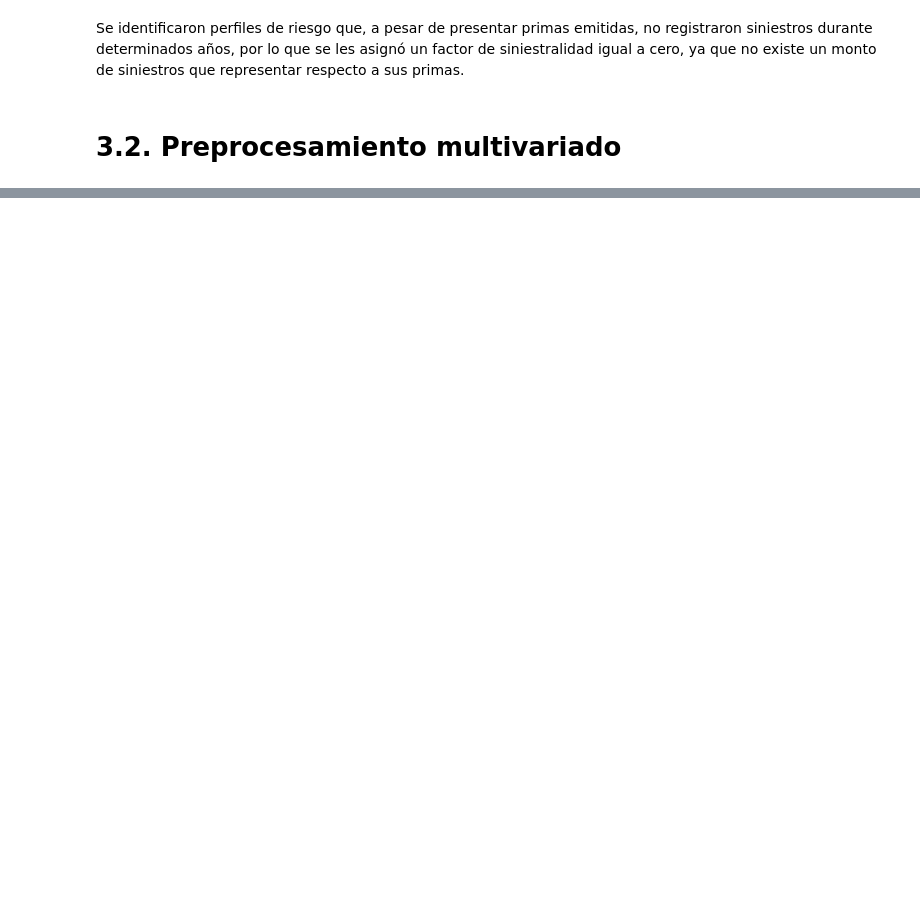
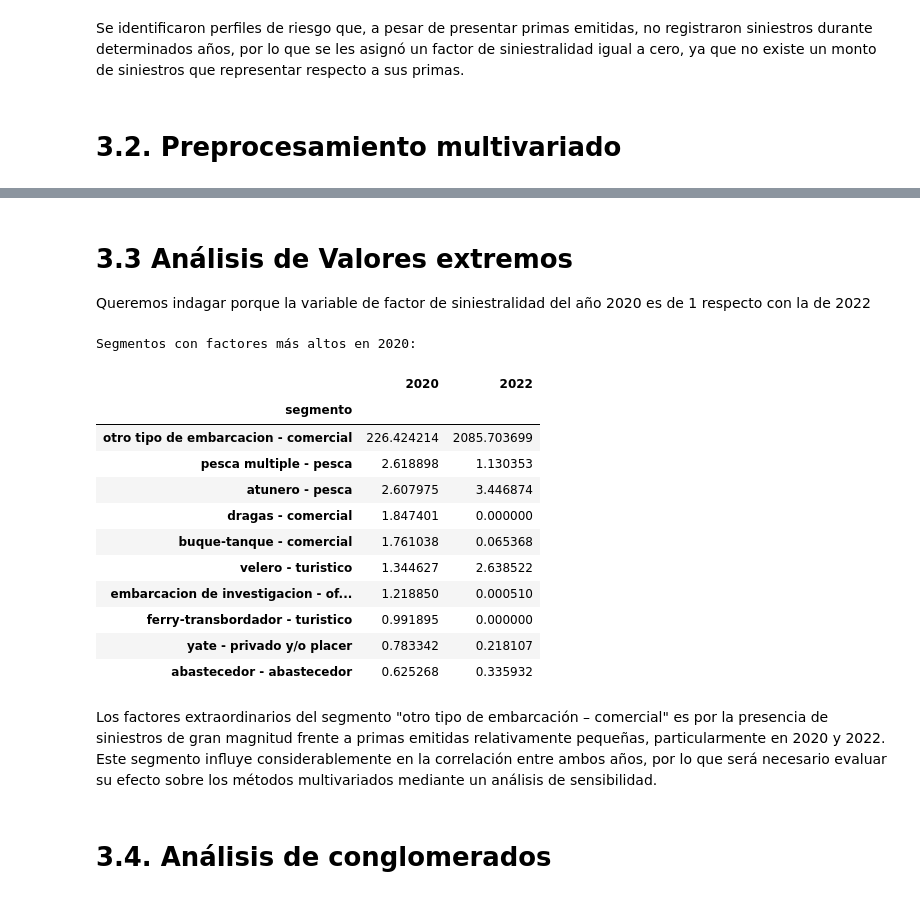
Before and after one commit to estebanto7/Repositorio_Reservas_Maritimas_Plantilla, a Jupyter notebook: notebooks/03_siniestralidad_conglomerados.ipynb, the cells around one changed output, grey strips where cells are left out. Cells and saved outputs as stored; diff of their text form; code cells hidden in the pictures; blank space fills up the shorter version.

Commit message:
trabajo sobre en notebook de conglomerados y respuesta a las preguntas en la metodologia

```diff
--- a/notebooks/03_siniestralidad_conglomerados.ipynb
+++ b/notebooks/03_siniestralidad_conglomerados.ipynb
@@ -354,0 +367,39 @@ Se identificaron perfiles de riesgo que, a pesar de presentar primas emitidas, n
+# %% [markdown]
+# 3.3 Análisis de Valores extremos
+
+Queremos indagar porque la variable de factor de siniestralidad del año 2020 es de 1 respecto con la de 2022
+# %%
+# --------------------------------------------------------------
+# ¿Que segmento afecta más la correlación entre 2020 y 2022?
+# --------------------------------------------------------------
+
+# Revisar correlación entre 2020 y 2022
+revision = X.copy()
+revision.columns = revision.columns.astype(str).str.replace(
+    "factor_siniestralidad_", "", regex=False
+)
+
+print("\nSegmentos con factores más altos en 2020:")
+display(
+    revision[["2020", "2022"]]
+    .sort_values("2020", ascending=False)
+    .head(10)
+)
+# %% [output]
+Segmentos con factores más altos en 2020:
+|  | 2020 | 2022 |
+| segmento |  |  |
+| otro tipo de embarcacion - comercial | 226.424214 | 2085.703699 |
+| pesca multiple - pesca | 2.618898 | 1.130353 |
+| atunero - pesca | 2.607975 | 3.446874 |
+| dragas - comercial | 1.847401 | 0.000000 |
+| buque-tanque - comercial | 1.761038 | 0.065368 |
+| velero - turistico | 1.344627 | 2.638522 |
+| embarcacion de investigacion - of... | 1.218850 | 0.000510 |
+| ferry-transbordador - turistico | 0.991895 | 0.000000 |
+| yate - privado y/o placer | 0.783342 | 0.218107 |
+| abastecedor - abastecedor | 0.625268 | 0.335932 |
+# %% [markdown]
+Los factores extraordinarios del segmento "otro tipo de embarcación – comercial" es por la presencia de siniestros de gran magnitud frente a primas emitidas relativamente pequeñas, particularmente en 2020 y 2022. Este segmento influye considerablemente en la correlación entre ambos años, por lo que será necesario evaluar su efecto sobre los métodos multivariados mediante un análisis de sensibilidad.
+# %% [markdown]
+# 3.4. Análisis de conglomerados
```
Also changed, not shown: parts of 9 cells of this notebook, 1 other file.
